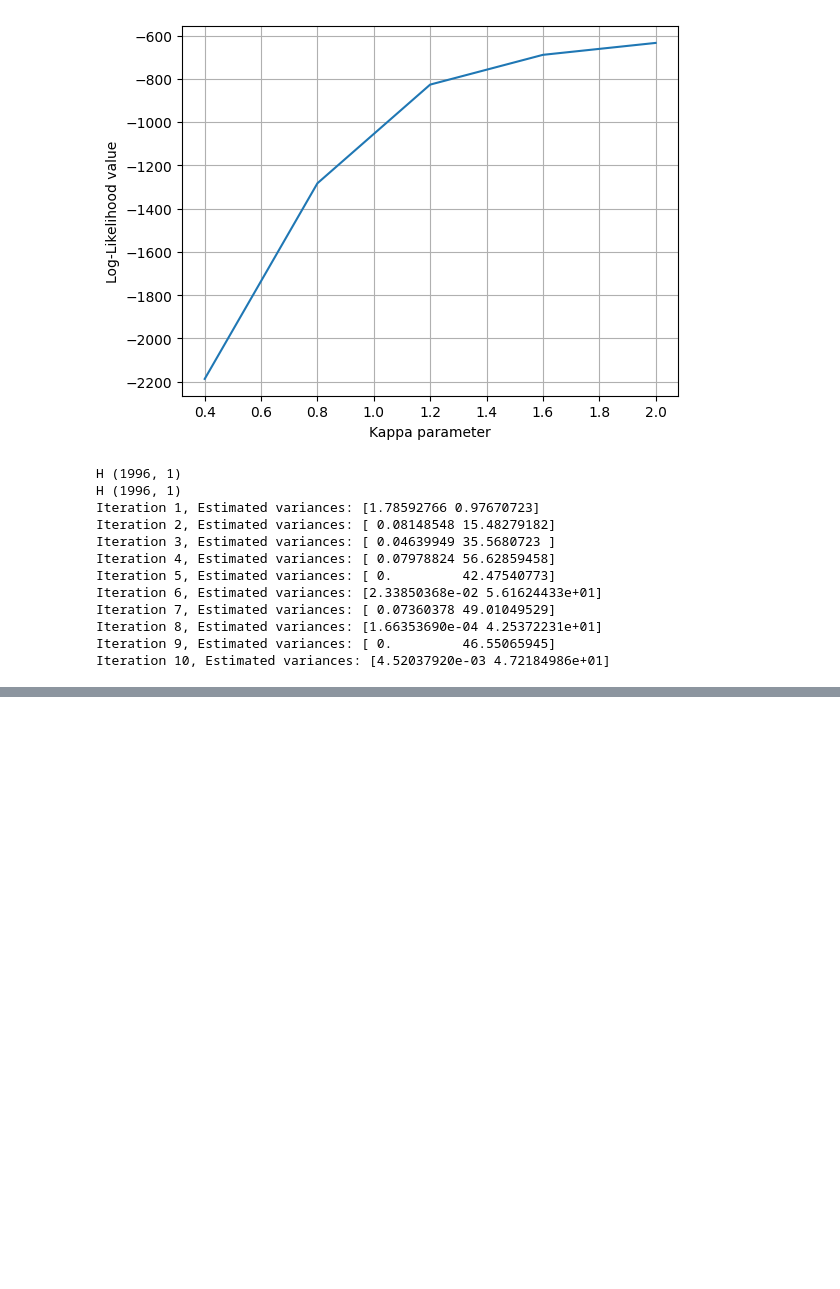
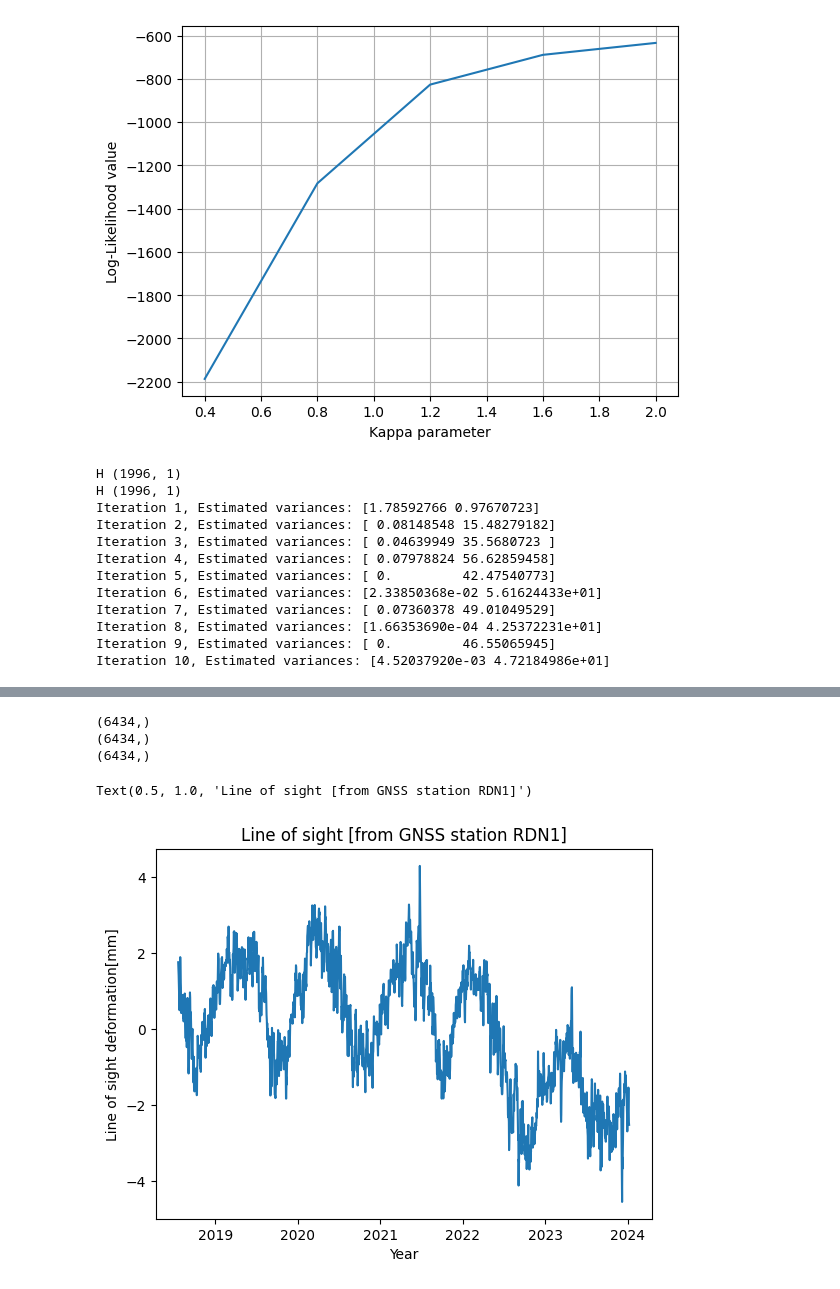
Before and after one commit to ICSlingerland/Groningen-Deformation-lab, a Jupyter notebook: stmread.ipynb, the cells around one changed output, grey strips where cells are left out. Cells and saved outputs as stored; diff of their text form; code cells hidden in the pictures; blank space fills up the shorter version.

Commit message:
added line of sight in stmread.ipynb

```diff
--- a/stmread.ipynb
+++ b/stmread.ipynb
@@ -872,0 +877,40 @@ Iteration 10, Estimated variances: [4.52037920e-03 4.72184986e+01]
+# %%
+def lineofsight(omega, alpha_d, d_e, d_n, d_u):
+    """
+    Computes the line-of-sight deformation.
+
+    Parameters:
+    omega (float): The incidence angle (in radians).
+    alpha_d (float): The angle between the north and the range (in radians).
+    d_e (float): The deformation component for east deformation.
+    d_n (float): The deformation component for north deformation.
+    d_u (float): The deformation component for up deformation.
+
+    Returns:
+    float: The dot product of the line-of-sight vector and the deformation vector.
+    """
+    A = np.array([np.sin(omega) * np.sin(alpha_d), np.sin(omega) * np.cos(alpha_d), np.cos(omega)])
+    B = np.array([d_n, d_e, d_u])
+    return np.dot(A, B)
+
+print(updisplacements.shape)
+print(northdisplacements.shape)
+print(eastdisplacements.shape)
+
+lof= np.zeros(updisplacements.size)
+for i in range(updisplacements.size):
+    lof[i]= lineofsight(np.radians(43.11), np.radians(260.70), eastdisplacements[i], northdisplacements[i], updisplacements[i])
+
+#print(np.array([np.sin(43.11) * np.sin(260.70), np.sin(43.11) * np.cos(260.70), np.cos(43.11)]))
+# %% [output]
+(6434,)
+(6434,)
+(6434,)
+# %%
+plt.plot(epochDyear, lof)
+plt.xlabel('Year')
+plt.ylabel('Line of sight deformation[mm]')
+plt.title('Line of sight [from GNSS station RDN1]')
+# %% [output]
+Text(0.5, 1.0, 'Line of sight [from GNSS station RDN1]')
+[figure, added]
```
Also changed, not shown: parts of 1 cell of this notebook.
